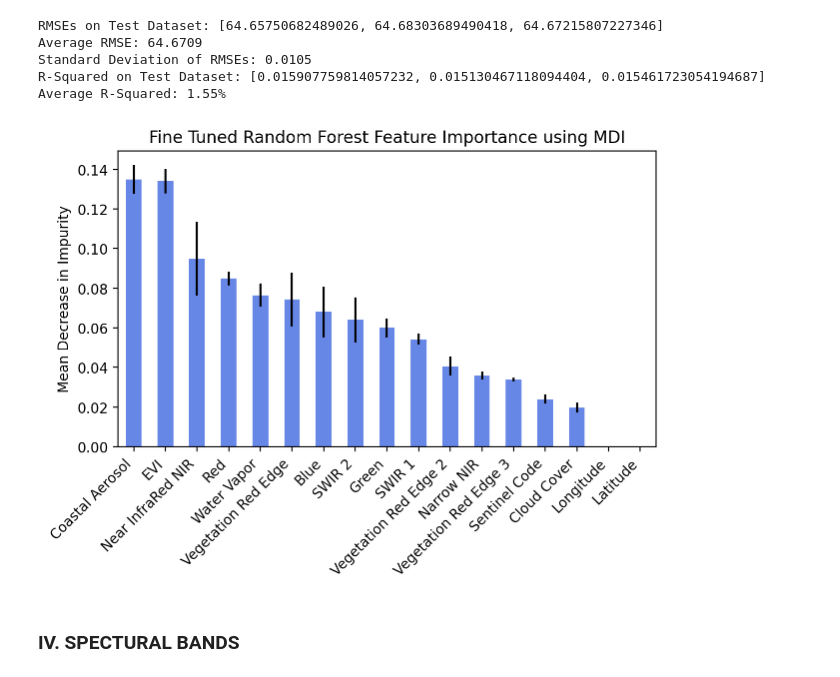
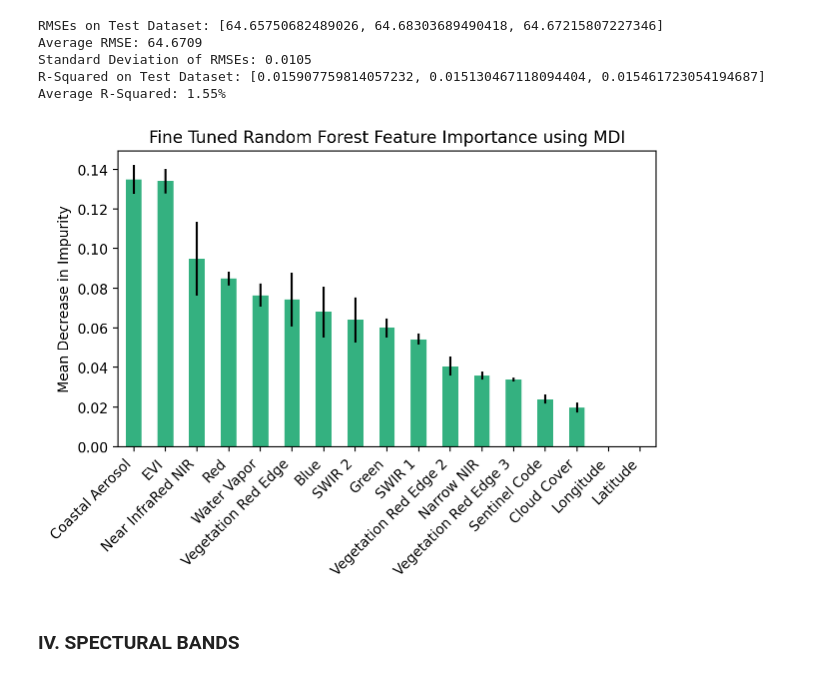
Before and after one commit to heath3rq/ML_Machine-Learning-Biomass-Density-Estimation, a Jupyter notebook: random_forest.ipynb, the cells around one changed output. Drawn from its saved outputs; the diff is of its cells as text; code cells hidden in the pictures.

```diff
--- a/random_forest.ipynb
+++ b/random_forest.ipynb
@@ -75,7 +75,7 @@ x_label_wo_evi = ["Coastal Aerosol", "Blue", "Green", "Red", "Vegetation Red Edg
 std_wo_evi = rf_model_base.feature_importances_.reshape(16, -1).std(axis=1)
 
 
-def sorted_bar_graph(values:np.ndarray, x_labels: list[str], std: np.ndarray, title: str, y_label: str)->None:
+def sorted_bar_graph(values: np.ndarray, x_labels: list[str], std: np.ndarray, title: str, y_label: str) -> None:
     """Plot sorted bar graph with standard deviation for Random Forest feature importance."""
     # create tuples of importance scores and labels, sort by importance scores
     sorted_data = sorted(
@@ -88,13 +88,16 @@ def sorted_bar_graph(values:np.ndarray, x_labels: list[str], std: np.ndarray, ti
     fig, ax = plt.subplots()
     forest_importances = pd.Series(
         sorted_values, index=sorted_labels)
-    forest_importances.plot.bar(yerr=sorted_std, ax=ax, color="royalblue", alpha=0.8)
+    forest_importances.plot.bar(
+        yerr=sorted_std, ax=ax, color='#019E61', alpha=0.8)
     ax.set_title(title)
     ax.set_xticks(range(len(sorted_labels)),
-                sorted_labels, rotation=45, ha="right")
+                  sorted_labels, rotation=45, ha="right")
     ax.set_ylabel(y_label)
     fig.tight_layout()
     plt.show()
 
-sorted_bar_graph(importances_wo_evi, x_label_wo_evi, std_wo_evi, "Random Forest Feature Importance using MDI", "Mean Decrease in Impurity")
+
+sorted_bar_graph(importances_wo_evi, x_label_wo_evi, std_wo_evi,
+                 "Random Forest Feature Importance using MDI", "Mean Decrease in Impurity")
 # %% [output]
@@ -255,7 +258,9 @@ r_2_lst_4 = []
 
 for i in range(3):
     rf_model_evi = RandomForestRegressor(
-        **random_search.best_params_,
+        # **random_search.best_params_,
+        n_estimators=100,
+        max_depth=6,
         random_state=i).fit(X_train_plus_val, y_train_plus_val)
     rmse_lst_4.append(np.sqrt(mse(y_test, rf_model_evi.predict(X_test))))
     r_2_lst_4.append(rf_model_evi.score(X_test, y_test))
@@ -278,13 +283,14 @@ Average R-Squared: 1.55%
 # %%
 # Extract Feature Importance
 importances = rf_model_evi.feature_importances_.reshape(17, -1).sum(axis=1)
 x_label = ["Coastal Aerosol", "Blue", "Green", "Red", "Vegetation Red Edge", "Vegetation Red Edge 2", "Vegetation Red Edge 3",
            "Near InfraRed NIR", "Narrow NIR", "Water Vapor", "SWIR 1", "SWIR 2", "Cloud Cover", "Sentinel Code", "Latitude", "Longitude", "EVI"]
 std = rf_model_evi.feature_importances_.reshape(17, -1).std(axis=1)
 
-sorted_bar_graph(importances, x_label, std, "Fine Tuned Random Forest Feature Importance using MDI", "Mean Decrease in Impurity")
+sorted_bar_graph(importances, x_label, std,
+                 "Fine Tuned Random Forest Feature Importance using MDI", "Mean Decrease in Impurity")
 # %% [output]
-[figure, old version]
+[figure, new version]
 # %% [markdown]
 ### IV. SPECTURAL BANDS
 # %%
```
Also changed, not shown: parts of 2 cells of this notebook.
